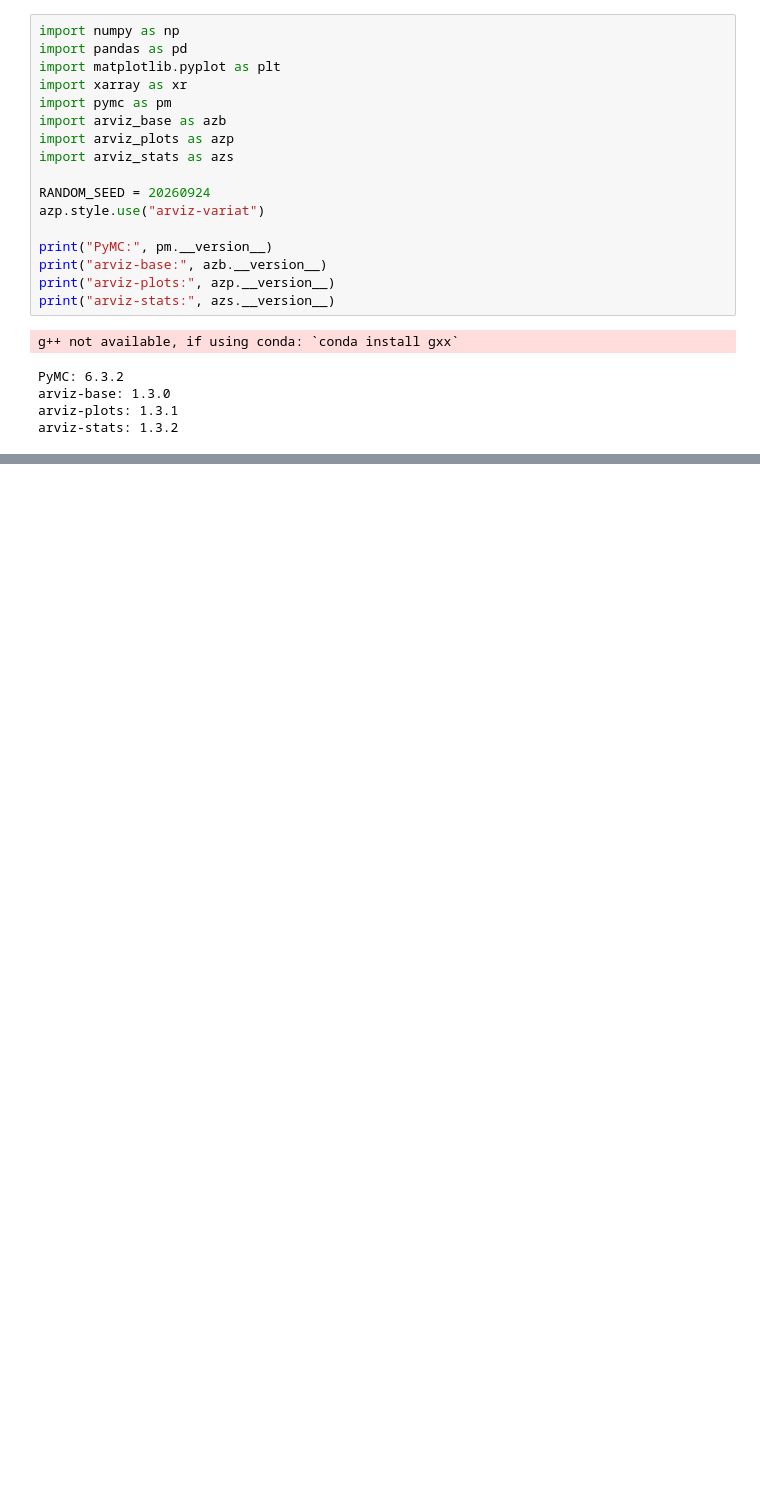
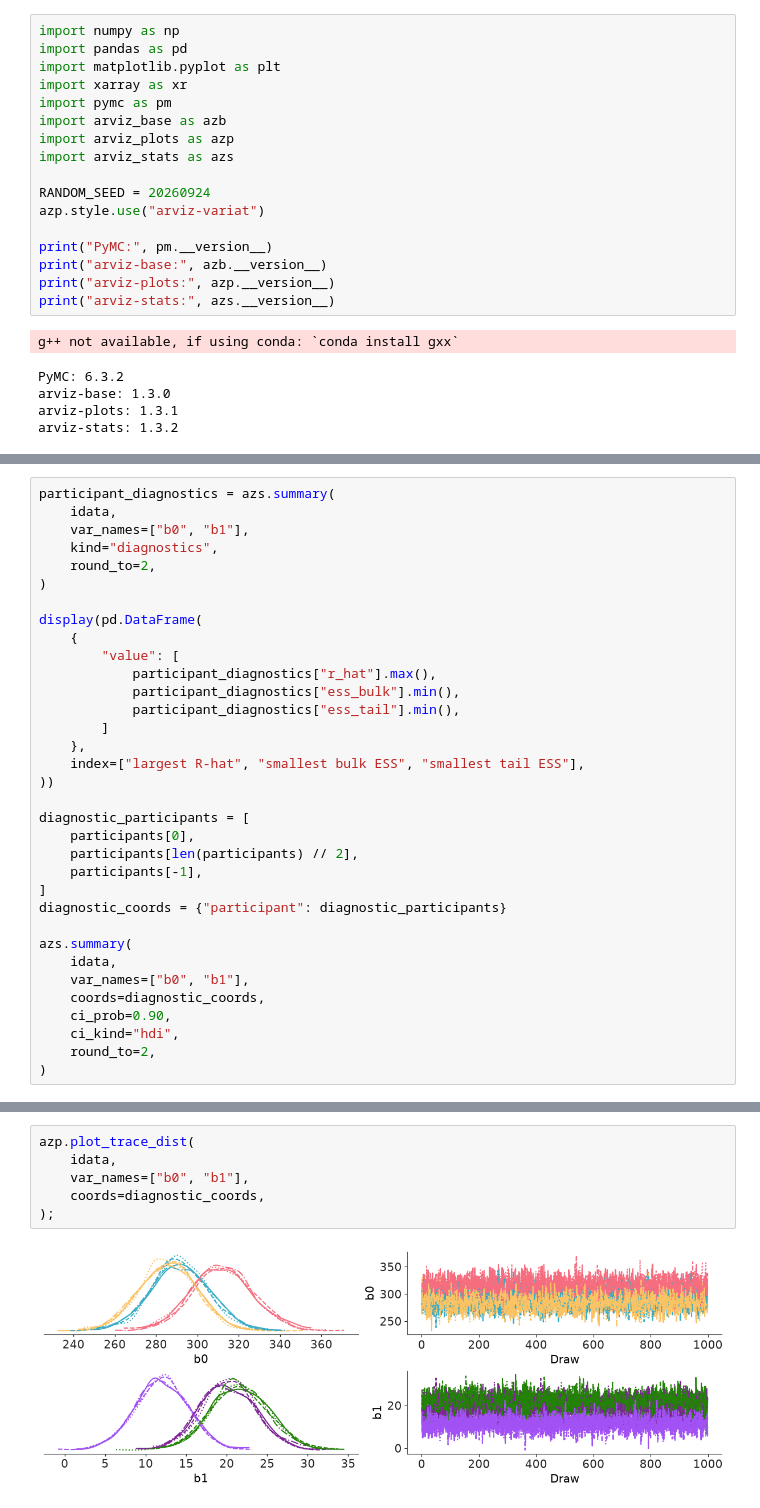
Before and after one commit to opherdonchin/BayesShortCourse, a Jupyter notebook: sleep/solved/05_varying_intercept_slope.ipynb, the cells around one changed output, grey strips where cells are left out. Drawn from its saved outputs; the diff is of its cells as text; blank space fills up the shorter version.

```diff
--- a/sleep/solved/05_varying_intercept_slope.ipynb
+++ b/sleep/solved/05_varying_intercept_slope.ipynb
@@ -308,0 +416,34 @@ The hierarchical mean structure is now flexible, but reaction times are positive
+# %%
+participant_diagnostics = azs.summary(
+    idata,
+    var_names=["b0", "b1"],
+    kind="diagnostics",
+    round_to=2,
+)
+
+display(pd.DataFrame(
+    {
+        "value": [
+            participant_diagnostics["r_hat"].max(),
+            participant_diagnostics["ess_bulk"].min(),
+            participant_diagnostics["ess_tail"].min(),
+        ]
+    },
+    index=["largest R-hat", "smallest bulk ESS", "smallest tail ESS"],
+))
+
+diagnostic_participants = [
+    participants[0],
+    participants[len(participants) // 2],
+    participants[-1],
+]
+diagnostic_coords = {"participant": diagnostic_participants}
+
+azs.summary(
+    idata,
+    var_names=["b0", "b1"],
+    coords=diagnostic_coords,
+    ci_prob=0.90,
+    ci_kind="hdi",
+    round_to=2,
+)
@@ -308,0 +462,8 @@ The hierarchical mean structure is now flexible, but reaction times are positive
+# %%
+azp.plot_trace_dist(
+    idata,
+    var_names=["b0", "b1"],
+    coords=diagnostic_coords,
+);
+# %% [output]
+[figure, added]
```
Also changed, not shown: parts of 124 cells of this notebook, 2 other files.
